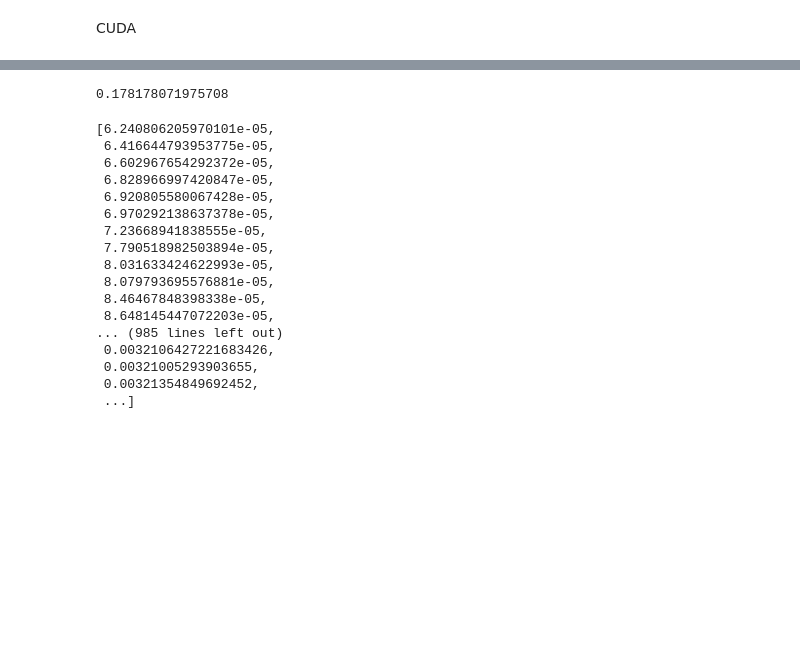
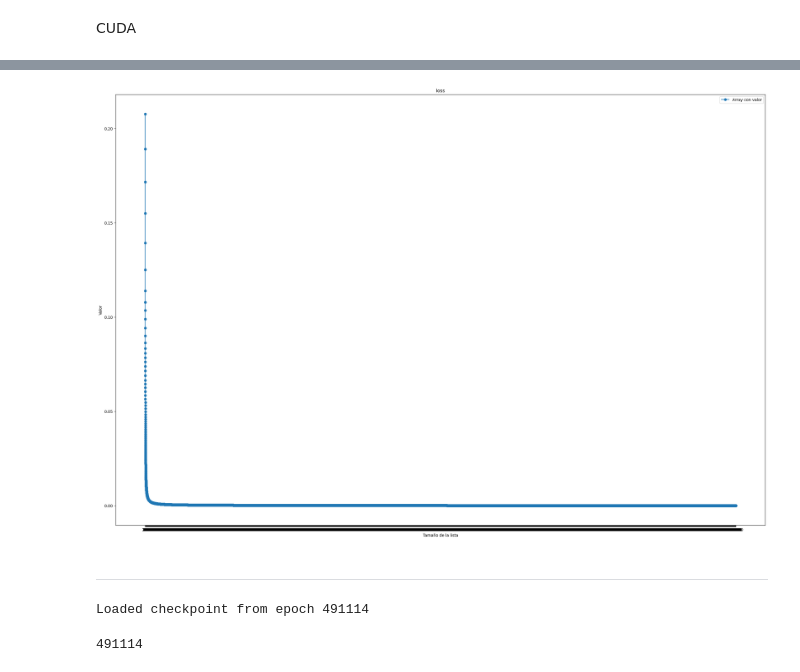
Before and after one commit to Galo0000/Proyectos-en-Python, a Jupyter notebook: Bot cryptos/Crypto/lstm.ipynb, the cells around one changed output, grey strips where cells are left out. Saved outputs shown, nothing was run; the diff lists cells and outputs as text; code cells hidden in the pictures; blank space fills up the shorter version.

```diff
--- a/Bot cryptos/Crypto/lstm.ipynb
+++ b/Bot cryptos/Crypto/lstm.ipynb
@@ -183,7 +250,7 @@ min(lista_loss)
 mean_list = []
 max = 1
 for epoch in lista_loss:
-    temp = lista_loss[::max]
+    temp = lista_loss[:max]
     temp = sum(temp) / len(temp)
     mean_list.append(temp)
     max += 1
@@ -198,24 +265,26 @@ min(mean_list)
-# %%
-temp
-# %% [output]
-0.178178071975708
-# %%
-mean_list
-# %% [output]
-[6.240806205970101e-05,
- 6.416644793953775e-05,
- 6.602967654292372e-05,
- 6.828966997420847e-05,
- 6.920805580067428e-05,
- 6.970292138637378e-05,
- 7.23668941838555e-05,
- 7.790518982503894e-05,
- 8.031633424622993e-05,
- 8.079793695576881e-05,
- 8.46467848398338e-05,
- 8.648145447072203e-05,
-... (985 lines left out)
- 0.0032106427221683426,
- 0.00321005293903655,
- 0.00321354849692452,
- ...]
+# %%
+# Crear una lista de índices para representar el tamaño de la lista
+indices = list(range(1, len(mean_list) + 1))
+
+# Establecer el tamaño de la figura
+plt.figure(figsize=(30, 20))  # Ancho: 10 pulgadas, Alto: 6 pulgadas
+
+# Trazar el gráfico
+plt.plot(indices, mean_list, 'o-', label='Array con valor')
+
+# Etiquetas y título
+plt.xlabel('Tamaño de la lista')
+plt.ylabel('Valor')
+plt.title('loss')
+plt.legend()
+plt.xticks(indices)
+plt.show()
+# %% [output]
+[figure, added]
+# %% [markdown]
+***
+# %%
+load_checkpoint()
+# %% [output]
+Loaded checkpoint from epoch 491114
+491114
```
Also changed, not shown: parts of 11 cells of this notebook.
